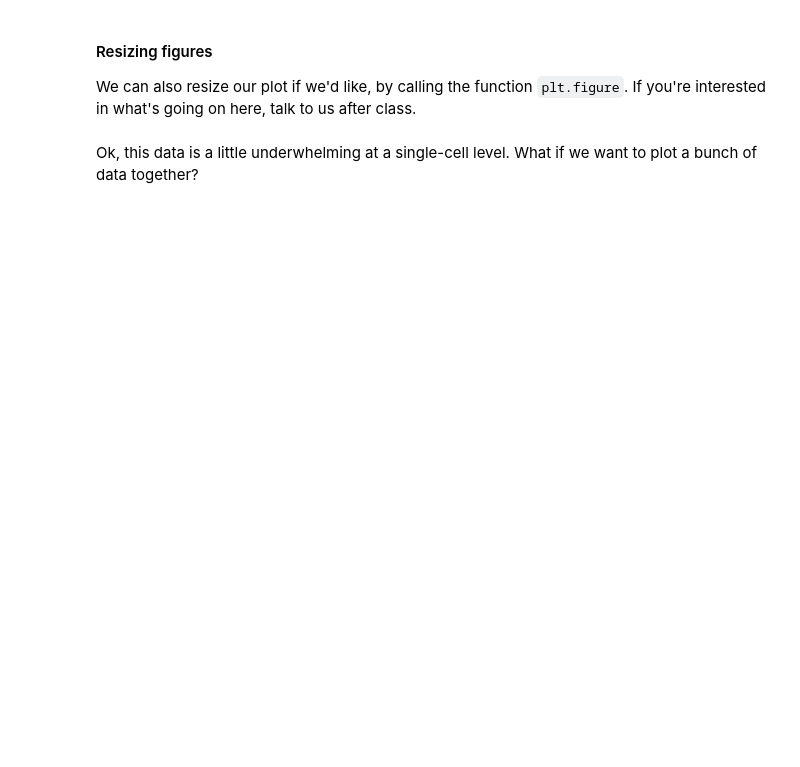
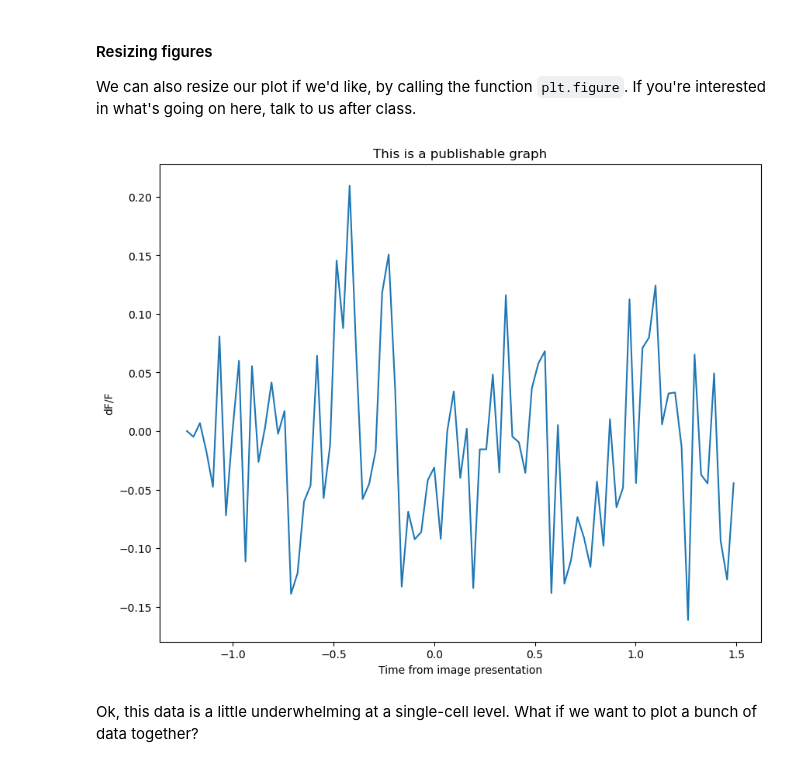
Before and after one commit to addiechoi2/intro2python, a Jupyter notebook: Week07_student.ipynb, the cells around one changed output. Drawn from its saved outputs; the diff is of its cells as text; code cells hidden in the pictures; blank space fills up the shorter version.

```diff
--- a/Week07_student.ipynb
+++ b/Week07_student.ipynb
@@ -91,3 +93,10 @@ data.cell_id.unique()
   <summary>Click here for hint</summary>
   Take a look at what we did above for cell_id - how would you do the same for trial_id, and how do you count the number of values in an array?
   </details>
+# %%
+#1
+data.columns
+
+#2
+single_trial_data = data.query('cell_id == 1086500092 and trial_id == 605')
+single_trial_data
@@ -129,11 +179,14 @@ plt.title('Is this a publishable graph?')
 #### Resizing figures
 We can also resize our plot if we'd like, by calling the function `plt.figure`. If you're interested in what's going on here, talk to us after class.
 # %%
-plt.figure(figsize = (3, 2))
+plt.figure(figsize = (10, 8))
 plt.plot(single_trial_timepoints, single_trial_trace)
 plt.xlabel('Time from image presentation')
 plt.ylabel('dF/F')
 plt.title('This is a publishable graph')
+plt.show()
+# %% [output]
+[figure, added]
 # %% [markdown]
 Ok, this data is a little underwhelming at a single-cell level. What if we want to plot a bunch of data together?
 # %%
```
Also changed, not shown: parts of 27 cells of this notebook, 24 other files.
